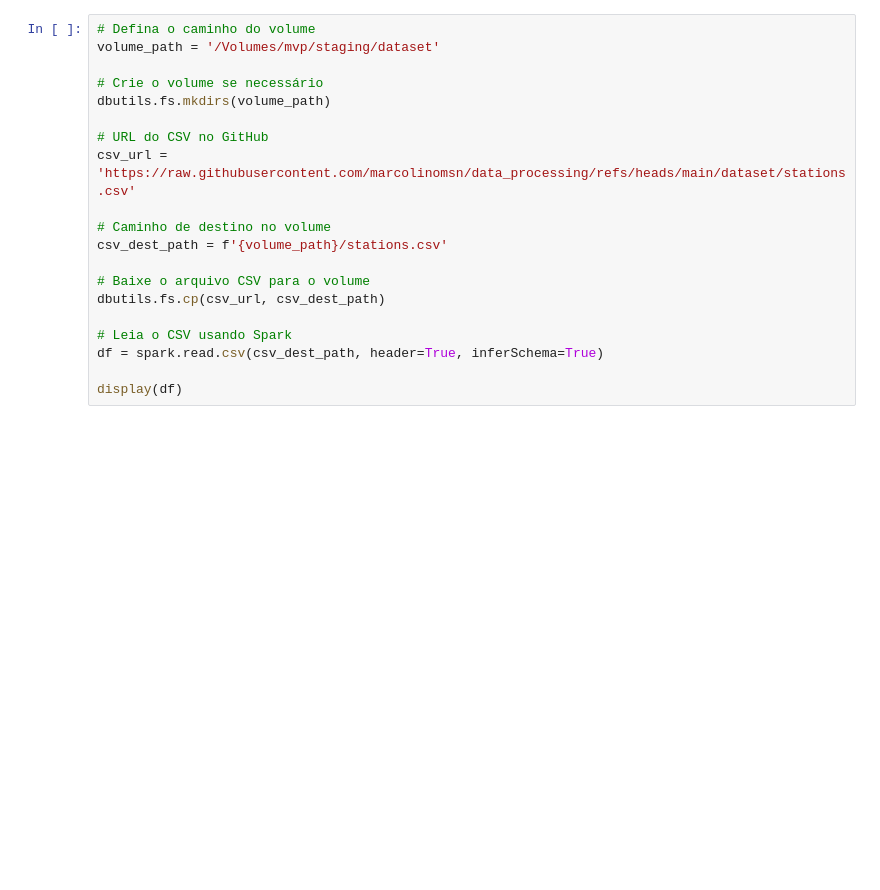
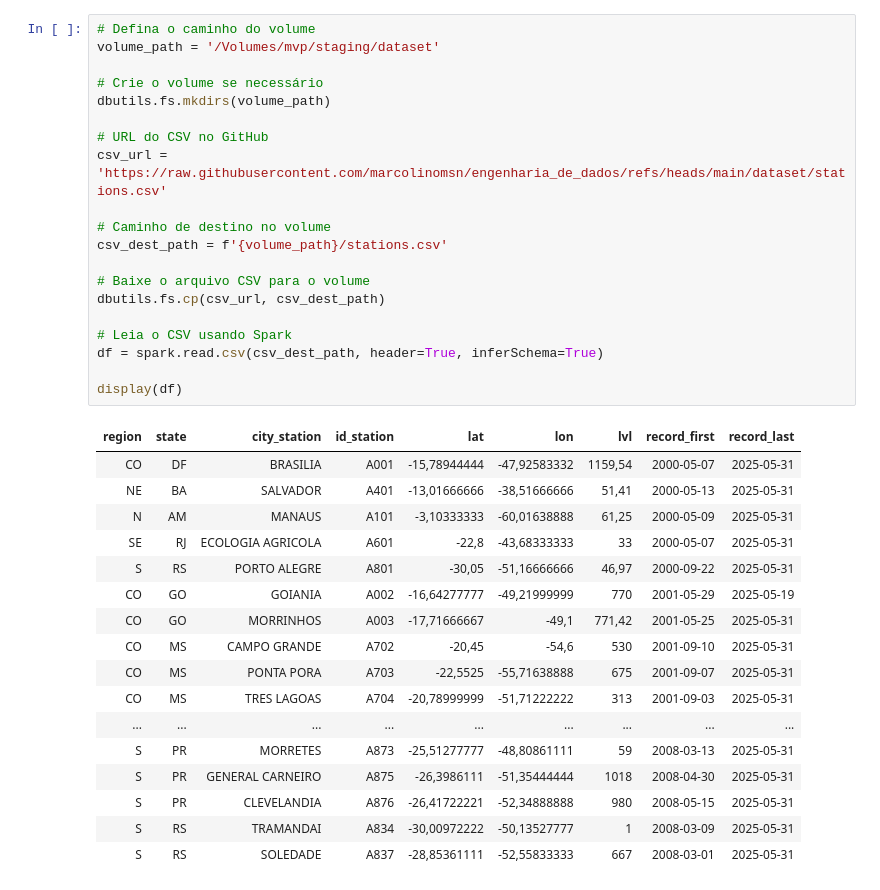
Before and after one commit to marcolinomsn/engenharia_de_dados, a Jupyter notebook: mvp02-download.ipynb, the cells around one changed output. Drawn from its saved outputs; the diff is of its cells as text; blank space fills up the shorter version.

```diff
--- a/mvp02-download.ipynb
+++ b/mvp02-download.ipynb
@@ -7,20 +11,38 @@ create volume dataset
 # %%
 # Defina o caminho do volume
 volume_path = '/Volumes/mvp/staging/dataset'
 
 # Crie o volume se necessário
 dbutils.fs.mkdirs(volume_path)
 
 # URL do CSV no GitHub
-csv_url = 'https://raw.githubusercontent.com/marcolinomsn/data_processing/refs/heads/main/dataset/stations.csv'
+csv_url = 'https://raw.githubusercontent.com/marcolinomsn/engenharia_de_dados/refs/heads/main/dataset/stations.csv'
 
 # Caminho de destino no volume
 csv_dest_path = f'{volume_path}/stations.csv'
 
 # Baixe o arquivo CSV para o volume
 dbutils.fs.cp(csv_url, csv_dest_path)
 
 # Leia o CSV usando Spark
 df = spark.read.csv(csv_dest_path, header=True, inferSchema=True)
 
 display(df)
+# %% [output]
+| region | state | city_station | id_station | lat | lon | lvl | record_first | record_last |
+| CO | DF | BRASILIA | A001 | -15,78944444 | -47,92583332 | 1159,54 | 2000-05-07 | 2025-05-31 |
+| NE | BA | SALVADOR | A401 | -13,01666666 | -38,51666666 | 51,41 | 2000-05-13 | 2025-05-31 |
+| N | AM | MANAUS | A101 | -3,10333333 | -60,01638888 | 61,25 | 2000-05-09 | 2025-05-31 |
+| SE | RJ | ECOLOGIA AGRICOLA | A601 | -22,8 | -43,68333333 | 33 | 2000-05-07 | 2025-05-31 |
+| S | RS | PORTO ALEGRE | A801 | -30,05 | -51,16666666 | 46,97 | 2000-09-22 | 2025-05-31 |
+| CO | GO | GOIANIA | A002 | -16,64277777 | -49,21999999 | 770 | 2001-05-29 | 2025-05-19 |
+| CO | GO | MORRINHOS | A003 | -17,71666667 | -49,1 | 771,42 | 2001-05-25 | 2025-05-31 |
+| CO | MS | CAMPO GRANDE | A702 | -20,45 | -54,6 | 530 | 2001-09-10 | 2025-05-31 |
+| CO | MS | PONTA PORA | A703 | -22,5525 | -55,71638888 | 675 | 2001-09-07 | 2025-05-31 |
+| CO | MS | TRES LAGOAS | A704 | -20,78999999 | -51,71222222 | 313 | 2001-09-03 | 2025-05-31 |
+| ... | ... | ... | ... | ... | ... | ... | ... | ... |
+| S | PR | MORRETES | A873 | -25,51277777 | -48,80861111 | 59 | 2008-03-13 | 2025-05-31 |
+| S | PR | GENERAL CARNEIRO | A875 | -26,3986111 | -51,35444444 | 1018 | 2008-04-30 | 2025-05-31 |
+| S | PR | CLEVELANDIA | A876 | -26,41722221 | -52,34888888 | 980 | 2008-05-15 | 2025-05-31 |
+| S | RS | TRAMANDAI | A834 | -30,00972222 | -50,13527777 | 1 | 2008-03-09 | 2025-05-31 |
+| S | RS | SOLEDADE | A837 | -28,85361111 | -52,55833333 | 667 | 2008-03-01 | 2025-05-31 |
```
Also changed, not shown: parts of 4 cells of this notebook, 15 other files.
